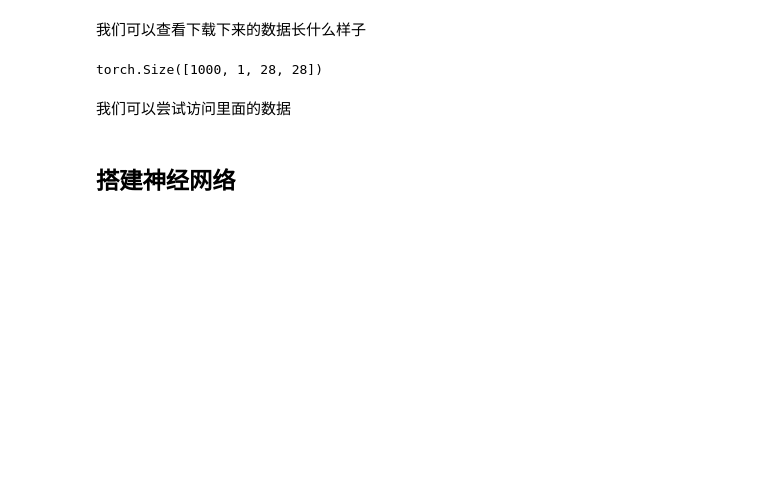
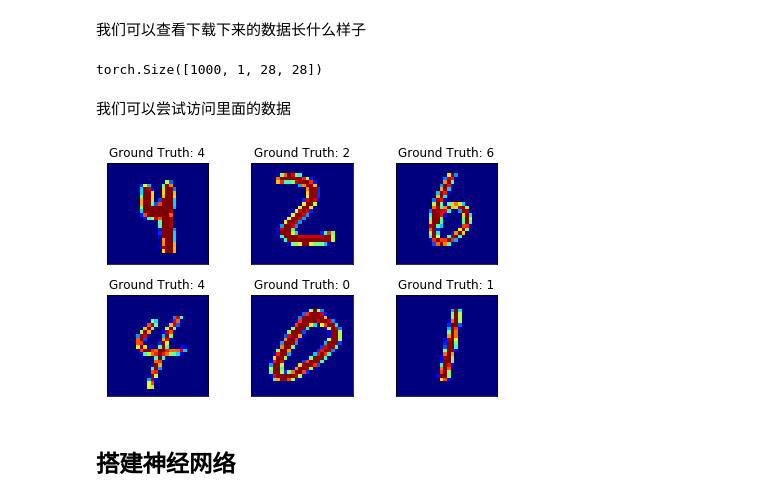
Before and after one commit to knifelees3/MachineLearningExamples, a Jupyter notebook: TZH_MINISTExampleusingPytroch.ipynb, the cells around one changed output. Drawn from its saved outputs; the diff is of its cells as text; code cells hidden in the pictures; blank space fills up the shorter version.

```diff
--- a/TZH_MINISTExampleusingPytroch.ipynb
+++ b/TZH_MINISTExampleusingPytroch.ipynb
@@ -59,15 +63,17 @@ torch.Size([1000, 1, 28, 28])
 # %%
 import matplotlib.pyplot as plt
 
 fig = plt.figure()
 for i in range(6):
   plt.subplot(2,3,i+1)
   plt.tight_layout()
-  plt.imshow(example_data[i][0], cmap='gray', interpolation='none')
+  plt.imshow(example_data[i][0], cmap='jet', interpolation='none')
   plt.title("Ground Truth: {}".format(example_targets[i]))
   plt.xticks([])
   plt.yticks([])
 fig.show()
+# %% [output]
+[figure, added]
 # %% [markdown]
 ## 搭建神经网络
 # %%
```
Also changed, not shown: parts of 33 cells of this notebook, 1 other file.
